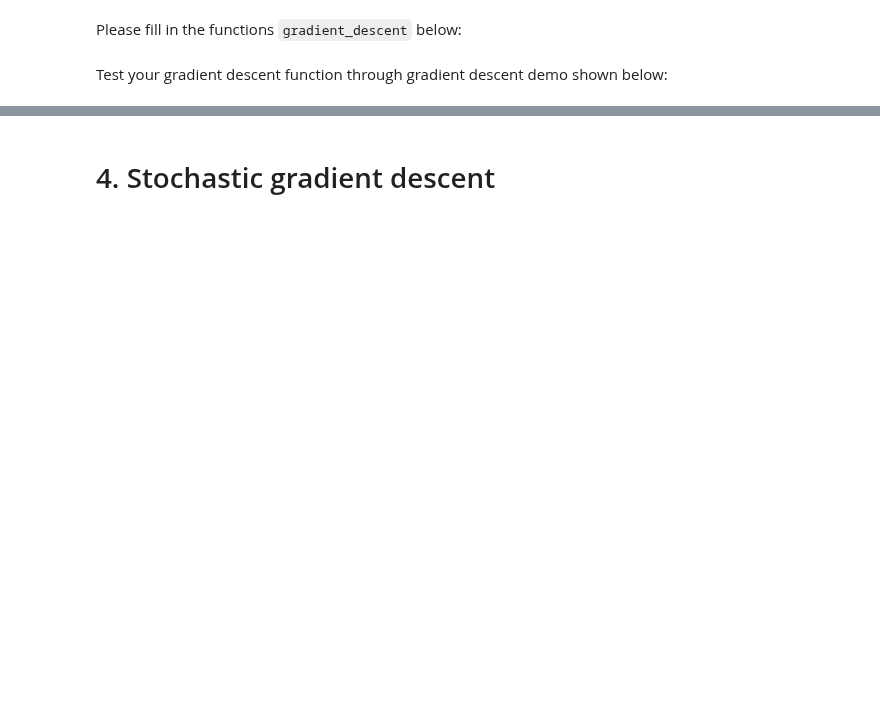
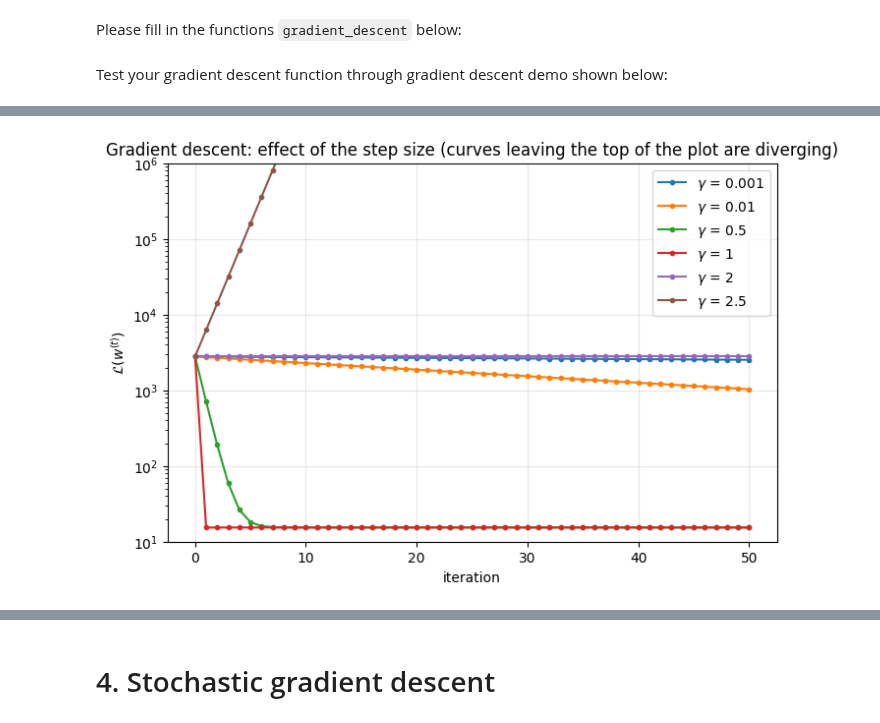
Before and after one commit to glueckf/CS_433_Machine_Learning, a Jupyter notebook: labs/ex02/template/ex02.ipynb, the cells around one changed output, grey strips where cells are left out. Cells and saved outputs as stored; diff of their text form; code cells hidden in the pictures; blank space fills up the shorter version.

```diff
--- a/labs/ex02/template/ex02.ipynb
+++ b/labs/ex02/template/ex02.ipynb
@@ -209,0 +425,20 @@ interact(plot_figure, n_iter=IntSlider(min=1, max=len(gd_ws)))
+# %%
+step_sizes = [0.001, 0.01, 0.5, 1, 2, 2.5]
+max_iters = 50
+w_initial = np.array([0.0, 0.0])
+
+gamma_runs = {}
+print(f"{'gamma':>8}{'final loss':>16}{'w0':>16}{'w1':>16}{'behaviour':>16}")
+for gamma in step_sizes:
+    losses, ws = gradient_descent(y, tx, w_initial, max_iters, gamma, verbose=False)
+    gamma_runs[gamma] = (losses, ws)
+    final_loss = compute_loss(y, tx, ws[-1])
+    dist = np.linalg.norm(ws[-1] - w_opt)
+    if not np.isfinite(final_loss) or dist > 1e3:
+        behaviour = "diverges"
+    elif dist > 1e-6:
+        behaviour = "not there yet" if abs(1 - gamma) < 1 else "oscillates"
+    else:
+        behaviour = "converged"
+    print(f"{gamma:>8}{final_loss:>16.6g}{ws[-1][0]:>16.6g}{ws[-1][1]:>16.6g}"
+          f"{behaviour:>16}")
@@ -209,0 +453,18 @@ interact(plot_figure, n_iter=IntSlider(min=1, max=len(gd_ws)))
+# %%
+fig, ax = plt.subplots(figsize=(8, 5))
+for gamma, (losses, ws) in gamma_runs.items():
+    curve = [compute_loss(y, tx, w) for w in ws]
+    ax.plot(curve, marker=".", label=r"$\gamma$ = {}".format(gamma))
+ax.set_yscale("log")
+ax.set_xlabel("iteration")
+ax.set_ylabel(r"$\mathcal{L}(w^{(t)})$")
+ax.set_title(
+    "Gradient descent: effect of the step size "
+    "(curves leaving the top of the plot are diverging)"
+)
+ax.set_ylim(1e1, 1e6)
+ax.grid(alpha=0.3)
+ax.legend()
+plt.show()
+# %% [output]
+[figure, added]
```
Also changed, not shown: parts of 60 cells of this notebook, 5 other files.
